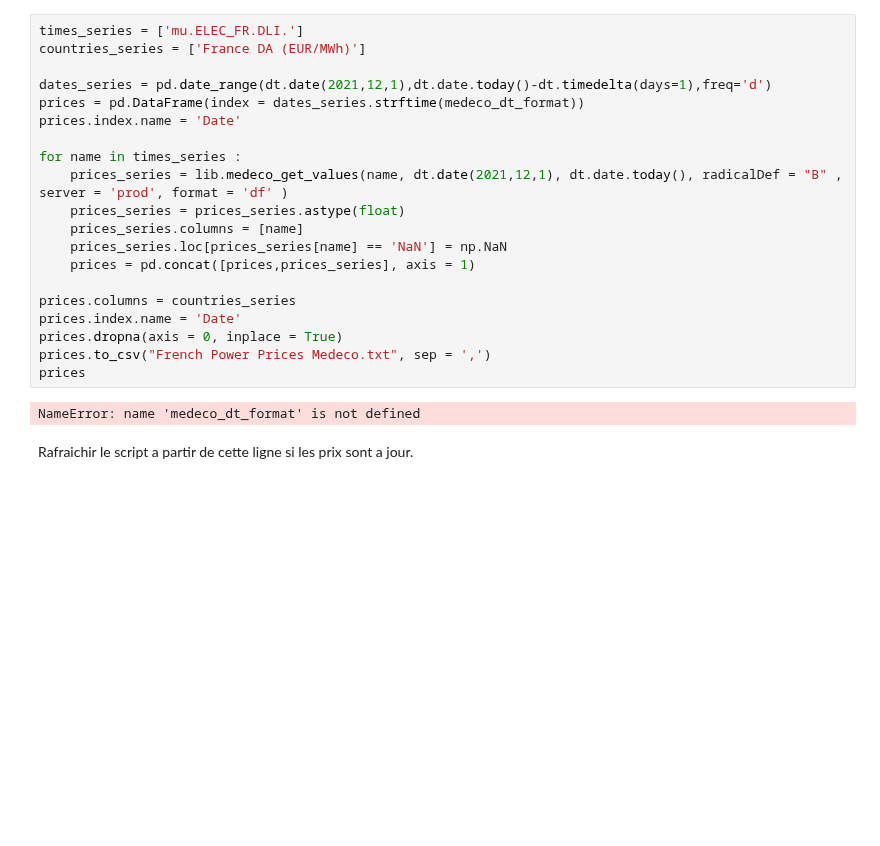
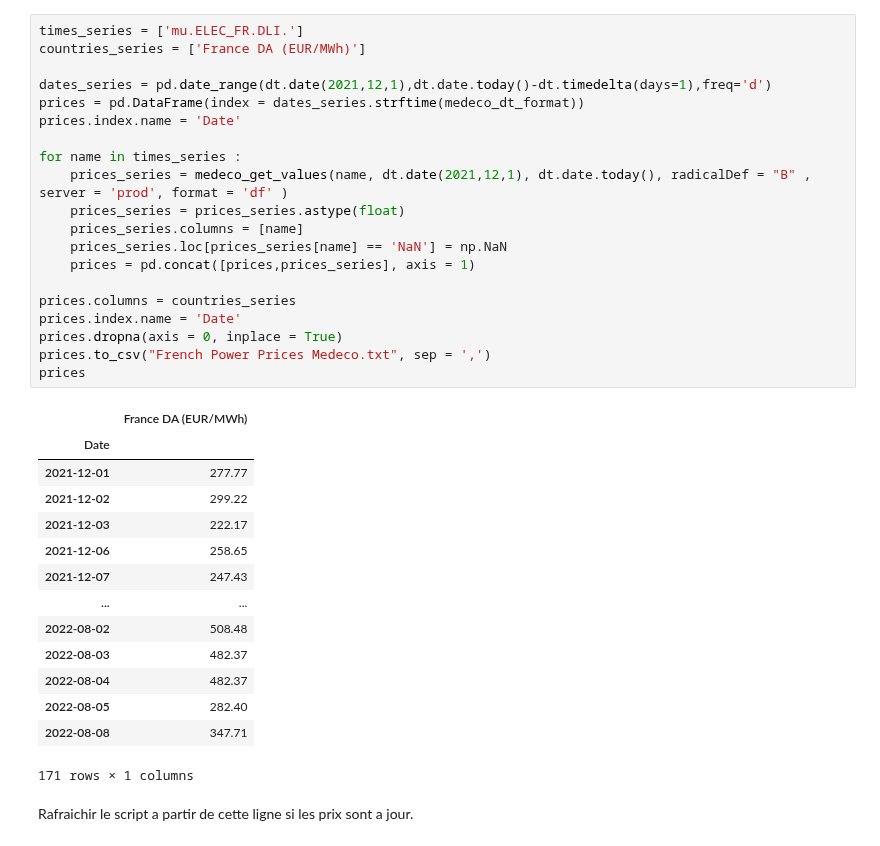
Before and after one commit to romain109/Power-Europe, a Jupyter notebook: Notebooks/prices.ipynb, the cells around one changed output. Cells and saved outputs as stored; diff of their text form; blank space fills up the shorter version.

```diff
--- a/Notebooks/prices.ipynb
+++ b/Notebooks/prices.ipynb
@@ -67,25 +29,38 @@ def medeco_get_values(medeco_series: str, dt_from: dt.datetime, dt_to: dt.dateti
 # %%
 times_series = ['mu.ELEC_FR.DLI.']
 countries_series = ['France DA (EUR/MWh)']
 
 dates_series = pd.date_range(dt.date(2021,12,1),dt.date.today()-dt.timedelta(days=1),freq='d')
 prices = pd.DataFrame(index = dates_series.strftime(medeco_dt_format))
 prices.index.name = 'Date'
 
 for name in times_series :
-    prices_series = lib.medeco_get_values(name, dt.date(2021,12,1), dt.date.today(), radicalDef = "B" , server = 'prod', format = 'df' )
+    prices_series = medeco_get_values(name, dt.date(2021,12,1), dt.date.today(), radicalDef = "B" , server = 'prod', format = 'df' )
     prices_series = prices_series.astype(float)
     prices_series.columns = [name]
     prices_series.loc[prices_series[name] == 'NaN'] = np.NaN
     prices = pd.concat([prices,prices_series], axis = 1)
 
 prices.columns = countries_series
 prices.index.name = 'Date'
 prices.dropna(axis = 0, inplace = True)
 prices.to_csv("French Power Prices Medeco.txt", sep = ',')
 prices
 # %% [output]
+|  | France DA (EUR/MWh) |
+| Date |  |
+| 2021-12-01 | 277.77 |
+| 2021-12-02 | 299.22 |
+| 2021-12-03 | 222.17 |
+| 2021-12-06 | 258.65 |
+| 2021-12-07 | 247.43 |
+| ... | ... |
+| 2022-08-02 | 508.48 |
+| 2022-08-03 | 482.37 |
+| 2022-08-04 | 482.37 |
+| 2022-08-05 | 282.40 |
+| 2022-08-08 | 347.71 |
-NameError: name 'medeco_dt_format' is not defined
+171 rows × 1 columns
 # %% [markdown]
 Rafraichir le script a partir de cette ligne si les prix sont a jour.
 # %%
```
Also changed, not shown: parts of 4 cells of this notebook, 2 other files.
